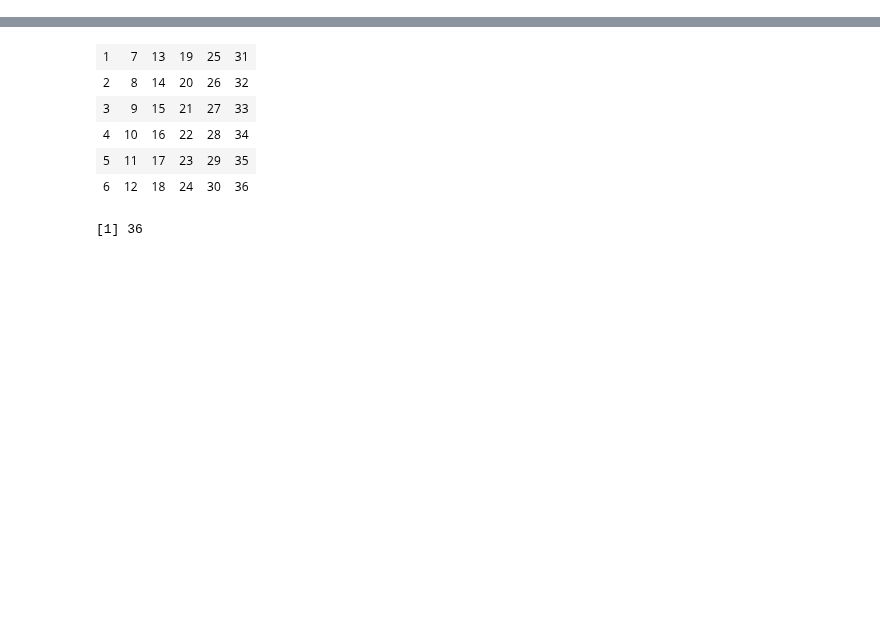
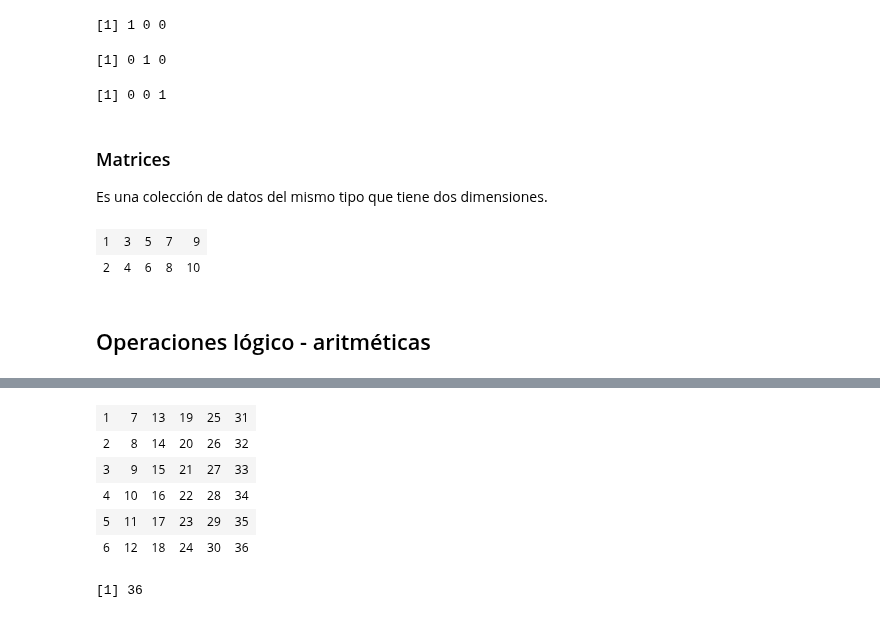
Before and after one commit to carlosal1015/Curso-de-R, a Jupyter notebook: notebooks/Segunda clase.ipynb, the cells around one changed output, grey strips where cells are left out. Cells and saved outputs as stored; diff of their text form; code cells hidden in the pictures; blank space fills up the shorter version.

```diff
--- a/notebooks/Segunda clase.ipynb
+++ b/notebooks/Segunda clase.ipynb
@@ -4,0 +11,17 @@
+# %%
+v1 <- c(1,0,0); v1
+v2 <- c(0,1,0); v2
+v3 <- c(0,0,1); v3
+# %% [output]
+[1] 1 0 0
+[1] 0 1 0
+[1] 0 0 1
+# %% [markdown]
+### Matrices
+
+Es una colección de datos del mismo tipo que tiene dos dimensiones.
+# %%
+M <- matrix(1:10, nrow = 2, ncol = 5); M
+# %% [output]
+| 1 | 3 | 5 | 7 | 9 |
+| 2 | 4 | 6 | 8 | 10 |
@@ -4,0 +30,2 @@
+# %% [markdown]
+## Operaciones lógico - aritméticas
```
Also changed, not shown: parts of 11 cells of this notebook.
